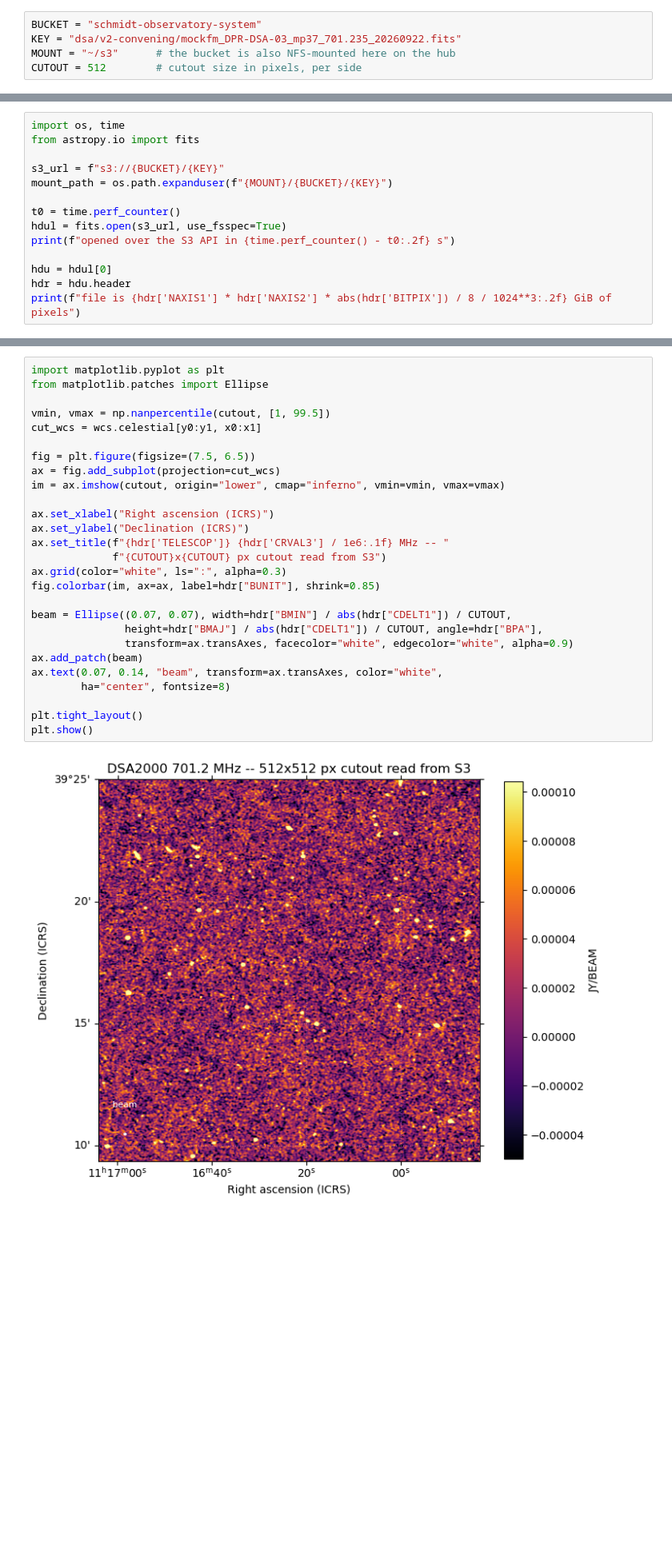
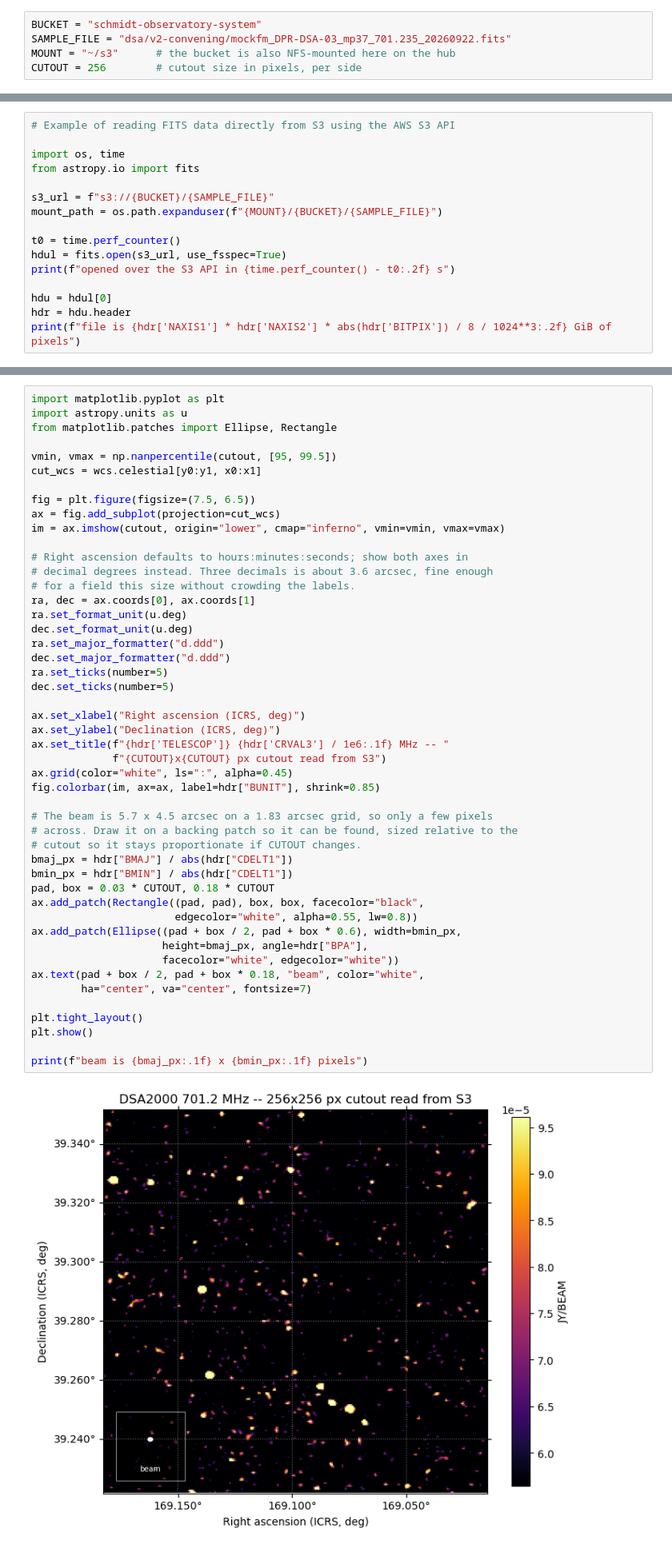
Before and after one commit to schmidt-observatories/science-symposium-2026-hackathon-materials, a Jupyter notebook: notebooks/01_opening_fits_from_s3.ipynb, the cells around one changed output, grey strips where cells are left out. Shown at 80% size. Drawn from its saved outputs; the diff is of its cells as text; blank space fills up the shorter version.

```diff
--- a/notebooks/01_opening_fits_from_s3.ipynb
+++ b/notebooks/01_opening_fits_from_s3.ipynb
@@ -23,7 +23,7 @@ Browse the [notebooks index](README.md).
 Change these inputs first; leave the calculation cells intact.
 # %%
 BUCKET = "schmidt-observatory-system"
-KEY = "dsa/v2-convening/mockfm_DPR-DSA-03_mp37_701.235_20260922.fits"
+SAMPLE_FILE = "dsa/v2-convening/mockfm_DPR-DSA-03_mp37_701.235_20260922.fits"
 MOUNT = "~/s3"      # the bucket is also NFS-mounted here on the hub
-CUTOUT = 512        # cutout size in pixels, per side
+CUTOUT = 256        # cutout size in pixels, per side
 # %% [markdown]
@@ -46,9 +35,11 @@ can see they return identical pixels.
 # %%
+# Example of reading FITS data directly from S3 using the AWS S3 API
+
 import os, time
 from astropy.io import fits
 
-s3_url = f"s3://{BUCKET}/{KEY}"
-mount_path = os.path.expanduser(f"{MOUNT}/{BUCKET}/{KEY}")
+s3_url = f"s3://{BUCKET}/{SAMPLE_FILE}"
+mount_path = os.path.expanduser(f"{MOUNT}/{BUCKET}/{SAMPLE_FILE}")
 
 t0 = time.perf_counter()
 hdul = fits.open(s3_url, use_fsspec=True)
@@ -194,29 +181,50 @@ the smallest structure the image can resolve. Anything smaller than it is not re
 # %%
 import matplotlib.pyplot as plt
-from matplotlib.patches import Ellipse
+import astropy.units as u
+from matplotlib.patches import Ellipse, Rectangle
 
-vmin, vmax = np.nanpercentile(cutout, [1, 99.5])
+vmin, vmax = np.nanpercentile(cutout, [95, 99.5])
 cut_wcs = wcs.celestial[y0:y1, x0:x1]
 
 fig = plt.figure(figsize=(7.5, 6.5))
 ax = fig.add_subplot(projection=cut_wcs)
 im = ax.imshow(cutout, origin="lower", cmap="inferno", vmin=vmin, vmax=vmax)
 
-ax.set_xlabel("Right ascension (ICRS)")
-ax.set_ylabel("Declination (ICRS)")
+# Right ascension defaults to hours:minutes:seconds; show both axes in
+# decimal degrees instead. Three decimals is about 3.6 arcsec, fine enough
+# for a field this size without crowding the labels.
+ra, dec = ax.coords[0], ax.coords[1]
+ra.set_format_unit(u.deg)
+dec.set_format_unit(u.deg)
+ra.set_major_formatter("d.ddd")
+dec.set_major_formatter("d.ddd")
+ra.set_ticks(number=5)
+dec.set_ticks(number=5)
+
+ax.set_xlabel("Right ascension (ICRS, deg)")
+ax.set_ylabel("Declination (ICRS, deg)")
 ax.set_title(f"{hdr['TELESCOP']} {hdr['CRVAL3'] / 1e6:.1f} MHz -- "
              f"{CUTOUT}x{CUTOUT} px cutout read from S3")
-ax.grid(color="white", ls=":", alpha=0.3)
+ax.grid(color="white", ls=":", alpha=0.45)
 fig.colorbar(im, ax=ax, label=hdr["BUNIT"], shrink=0.85)
 
-beam = Ellipse((0.07, 0.07), width=hdr["BMIN"] / abs(hdr["CDELT1"]) / CUTOUT,
-               height=hdr["BMAJ"] / abs(hdr["CDELT1"]) / CUTOUT, angle=hdr["BPA"],
-               transform=ax.transAxes, facecolor="white", edgecolor="white", alpha=0.9)
-ax.add_patch(beam)
-ax.text(0.07, 0.14, "beam", transform=ax.transAxes, color="white",
-        ha="center", fontsize=8)
+# The beam is 5.7 x 4.5 arcsec on a 1.83 arcsec grid, so only a few pixels
+# across. Draw it on a backing patch so it can be found, sized relative to the
+# cutout so it stays proportionate if CUTOUT changes.
+bmaj_px = hdr["BMAJ"] / abs(hdr["CDELT1"])
+bmin_px = hdr["BMIN"] / abs(hdr["CDELT1"])
+pad, box = 0.03 * CUTOUT, 0.18 * CUTOUT
+ax.add_patch(Rectangle((pad, pad), box, box, facecolor="black",
+                       edgecolor="white", alpha=0.55, lw=0.8))
+ax.add_patch(Ellipse((pad + box / 2, pad + box * 0.6), width=bmin_px,
+                     height=bmaj_px, angle=hdr["BPA"],
+                     facecolor="white", edgecolor="white"))
+ax.text(pad + box / 2, pad + box * 0.18, "beam", color="white",
+        ha="center", va="center", fontsize=7)
 
 plt.tight_layout()
 plt.show()
+
+print(f"beam is {bmaj_px:.1f} x {bmin_px:.1f} pixels")
 # %% [output]
-[figure, old version]
+[figure, new version]
```
Also changed, not shown: parts of 15 cells of this notebook.
